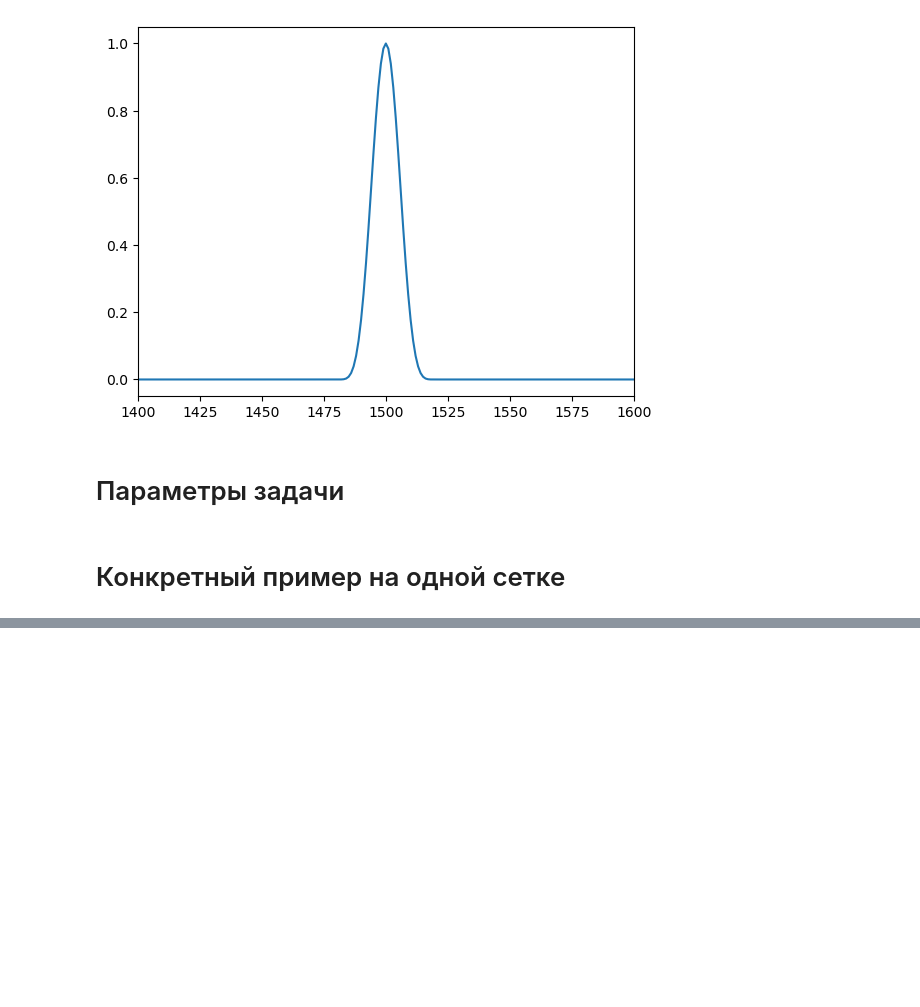
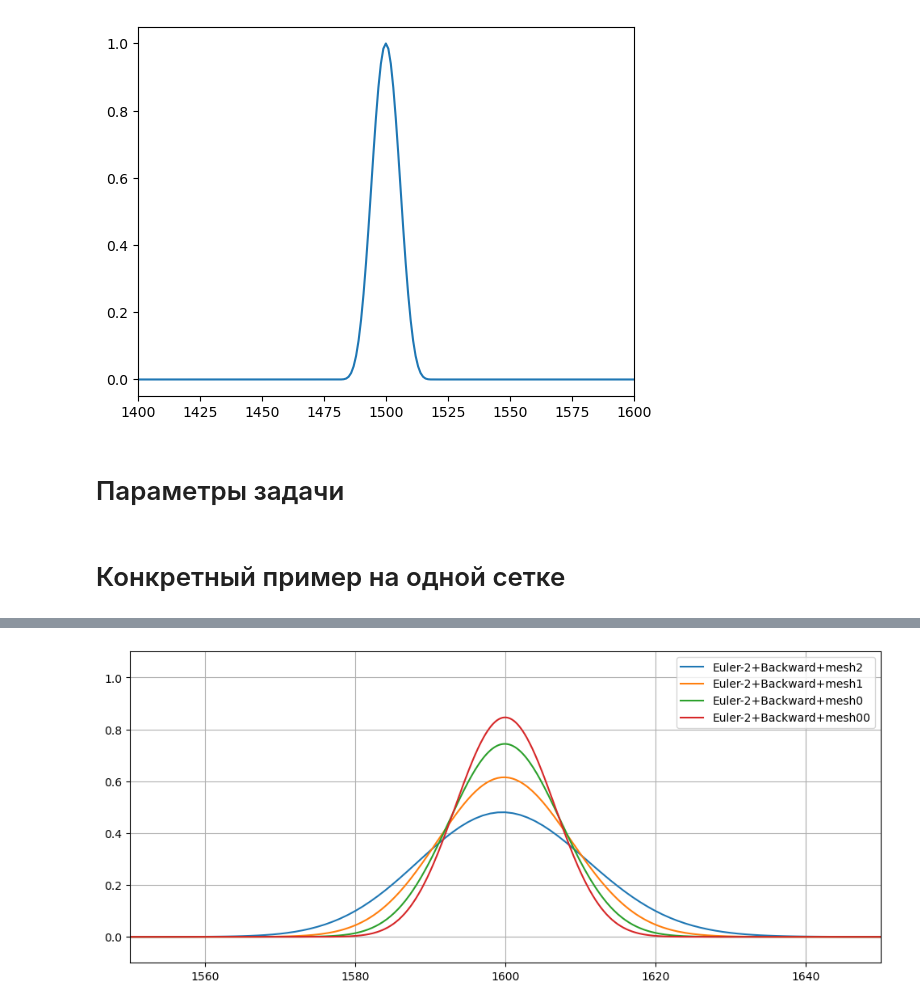
Before and after one commit to ruslan-shtin/computational_aerodynamics_on_Python, a Jupyter notebook: OneDimensionalProblems/Finite_difference_method/main_runner.ipynb, the cells around one changed output, grey strips where cells are left out. Saved outputs shown, nothing was run; the diff lists cells and outputs as text; code cells hidden in the pictures; blank space fills up the shorter version.

```diff
--- a/OneDimensionalProblems/Finite_difference_method/main_runner.ipynb
+++ b/OneDimensionalProblems/Finite_difference_method/main_runner.ipynb
@@ -116,0 +127,27 @@ array([0.0000e+00, 5.0000e-01, 1.0000e+00, ..., 2.9990e+03, 2.9995e+03,
+# %%
+time_step_methods_list = []
+time_step_methods_list += ["Euler-1"]
+time_step_methods_list += ["Euler-2"]
+
+
+space_deriv_approx_methods_list = []
+# space_deriv_approx_methods_list += ["Forward"]
+space_deriv_approx_methods_list += ["Backward"]
+
+mesh_list = []
+mesh_list += ["mesh2"]
+mesh_list += ["mesh1"]
+mesh_list += ["mesh0"]
+mesh_list += ["mesh00"]
+# %%
+solutions_kw = dict()
+for time_step_method in time_step_methods_list:
+    for space_deriv_approx_method in space_deriv_approx_methods_list:
+        print(f"{time_step_method} + {space_deriv_approx_method}".center(40, "."))
+        for mesh_name in mesh_list:
+            print(f"\t{mesh_name}:")
+            mesh = meshes_kw[mesh_name]
+            U_num_solution, time_steps = utils.main_runner(
+                task_params, mesh, Cu, TOTAL_TIME, time_step_method,
+                space_deriv_approx_method, N_iter_max)
+            solutions_kw[(time_step_method, space_deriv_approx_method, mesh_name)] = U_num_solution
@@ -116,0 +165,18 @@ array([0.0000e+00, 5.0000e-01, 1.0000e+00, ..., 2.9990e+03, 2.9995e+03,
+# %%
+fig, ax = plt.subplots(ncols=1, nrows=1, figsize=(12, 5))
+
+for time_step_method in time_step_methods_list:
+    for space_deriv_approx_method in space_deriv_approx_methods_list:
+        for mesh_name in mesh_list:
+            mesh = meshes_kw[mesh_name]
+            U_num = solutions_kw[(time_step_method, space_deriv_approx_method, mesh_name)]
+            label = f"{time_step_method}+{space_deriv_approx_method}+{mesh_name}"
+            ax.plot(mesh.xnodes, U_num, label=label)
+
+ax.legend()
+ax.set_xlim(1550, 1650)
+ax.set_ylim(-0.1, 1.1)
+ax.grid()
+plt.show()
+# %% [output]
+[figure, added]
```
Also changed, not shown: parts of 20 cells of this notebook, 1 other file.
